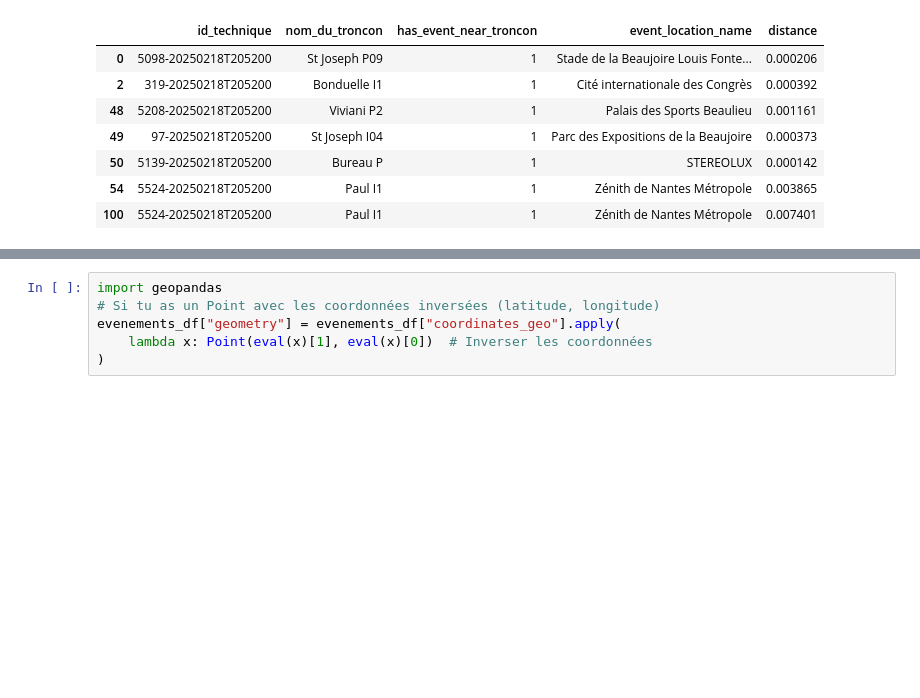
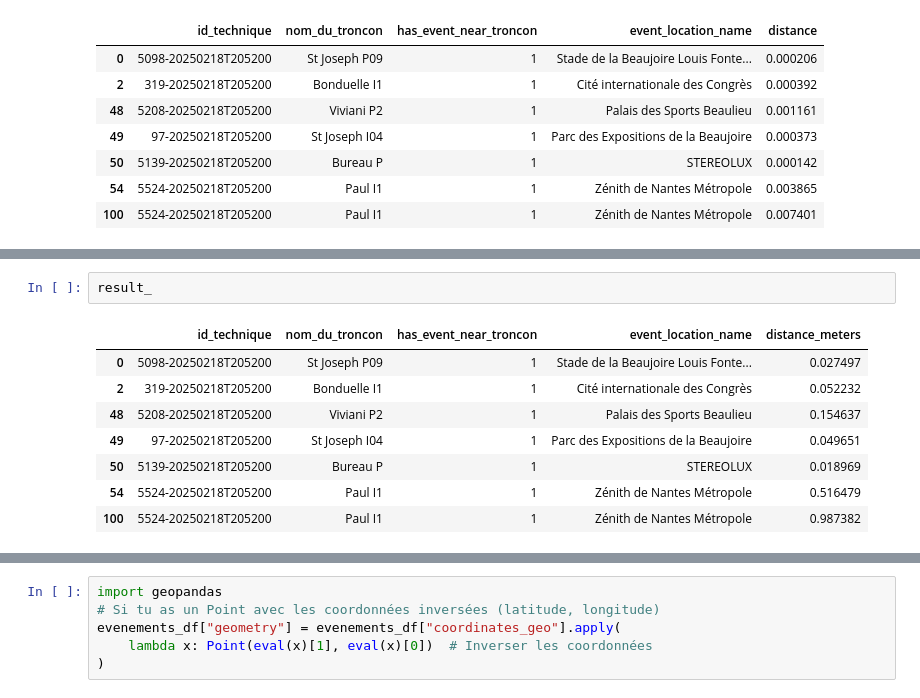
Before and after one commit to BENOUSSAIDarezkimalek/AI_model_urban_mobility, a Jupyter notebook: src/aggregation_event_trafic.ipynb, the cells around one changed output, grey strips where cells are left out. Cells and saved outputs as stored; diff of their text form; blank space fills up the shorter version.

```diff
--- a/src/aggregation_event_trafic.ipynb
+++ b/src/aggregation_event_trafic.ipynb
@@ -132,0 +155,11 @@ result
+# %%
+result_
+# %% [output]
+|  | id_technique | nom_du_troncon | has_event_near_troncon | event_location_name | distance_meters |
+| 0 | 5098-20250218T205200 | St Joseph P09 | 1 | Stade de la Beaujoire Louis Fonte... | 0.027497 |
+| 2 | 319-20250218T205200 | Bonduelle I1 | 1 | Cité internationale des Congrès | 0.052232 |
+| 48 | 5208-20250218T205200 | Viviani P2 | 1 | Palais des Sports Beaulieu | 0.154637 |
+| 49 | 97-20250218T205200 | St Joseph I04 | 1 | Parc des Expositions de la Beaujoire | 0.049651 |
+| 50 | 5139-20250218T205200 | Bureau P | 1 | STEREOLUX | 0.018969 |
+| 54 | 5524-20250218T205200 | Paul I1 | 1 | Zénith de Nantes Métropole | 0.516479 |
+| 100 | 5524-20250218T205200 | Paul I1 | 1 | Zénith de Nantes Métropole | 0.987382 |
```
Also changed, not shown: parts of 7 cells of this notebook.
